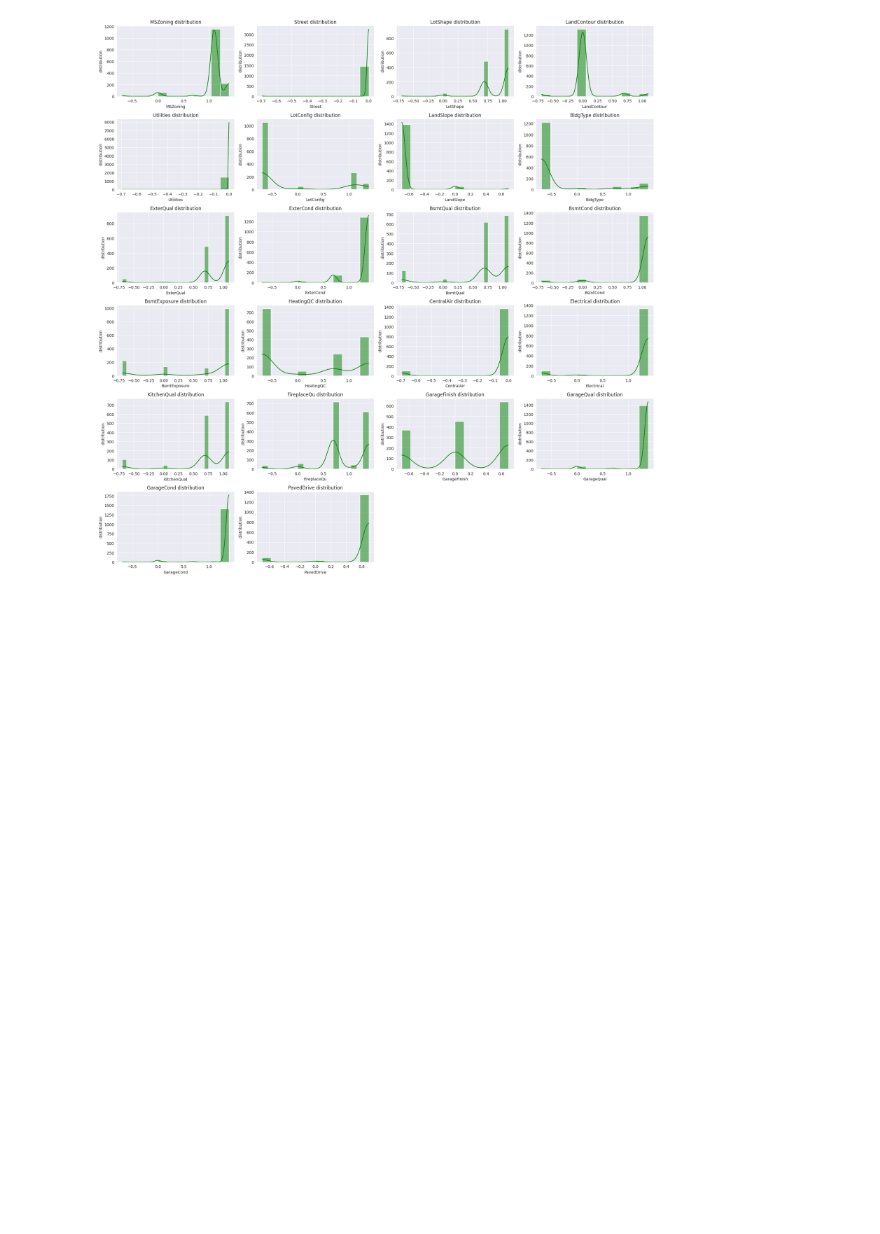
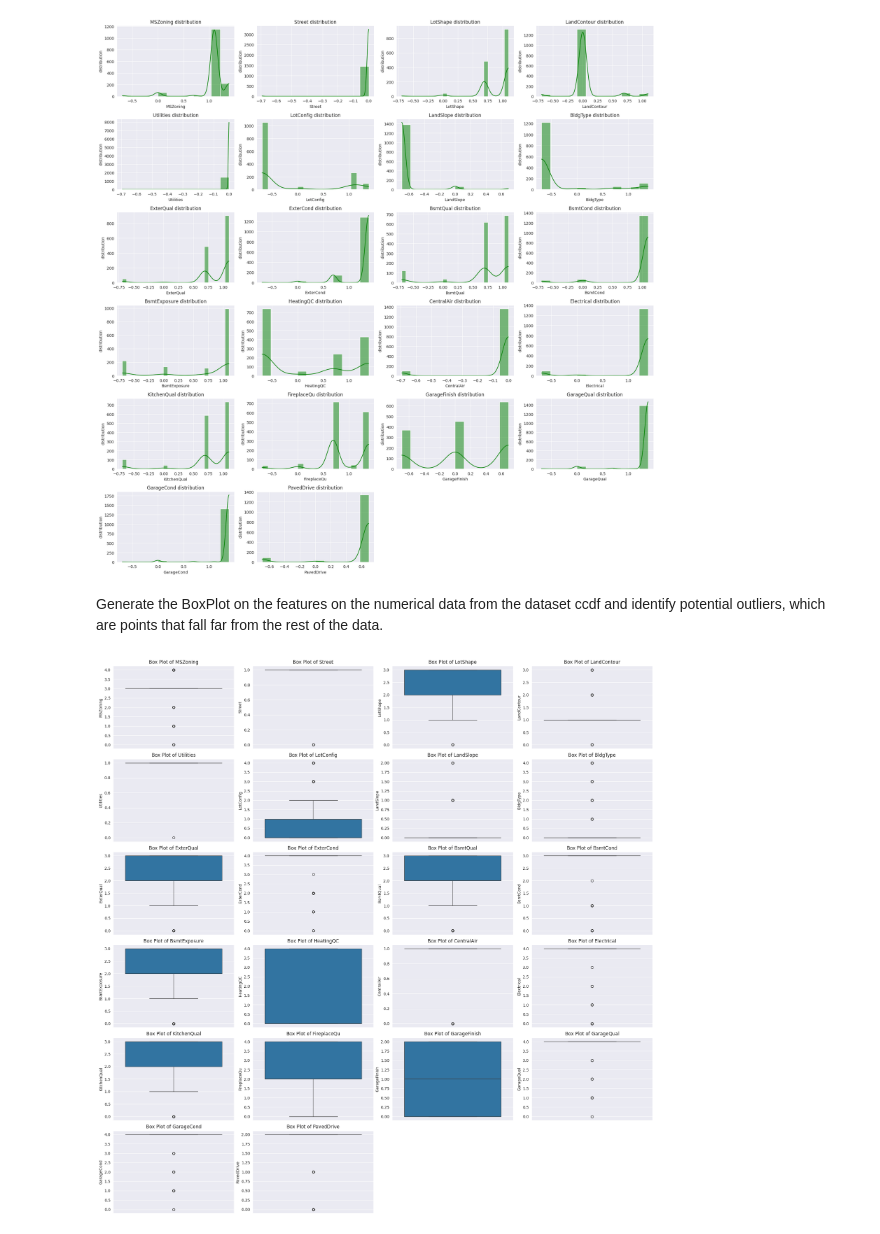
Before and after one commit to OBULAMRANA/Capstone20.1, a Jupyter notebook: Capstone20_1.ipynb, the cells around one changed output. Saved outputs shown, nothing was run; the diff lists cells and outputs as text; code cells hidden in the pictures; blank space fills up the shorter version.

```diff
--- a/Capstone20_1.ipynb
+++ b/Capstone20_1.ipynb
@@ -488,3 +490,27 @@ for index, feature in enumerate(numerical_columns_ccdf):
 plt.tight_layout()
 # %% [output]
 [figure]
+# %% [markdown]
+Generate the BoxPlot on the features on the numerical data from the dataset ccdf and identify potential outliers, which are points that fall far from the rest of the data.
+# %%
+import math
+import matplotlib.pyplot as plt
+import seaborn as sns
+
+numerical_columns_ccdf = ccdf.select_dtypes(['int64', 'float64']).columns
+
+total_plots = len(numerical_columns_ccdf)
+rows = math.ceil(total_plots / 4)
+cols = 4
+
+plt.figure(figsize=(20, 20))
+for index, feature in enumerate(numerical_columns_ccdf):
+    plt.subplot(rows, cols, index + 1)
+    sns.boxplot(y=ccdf[feature])
+    plt.title(f'Box Plot of {feature}')
+    plt.ylabel(feature)
+
+plt.tight_layout()
+plt.show()
+# %% [output]
+[figure, added]
```
Also changed, not shown: parts of 11 cells of this notebook.
